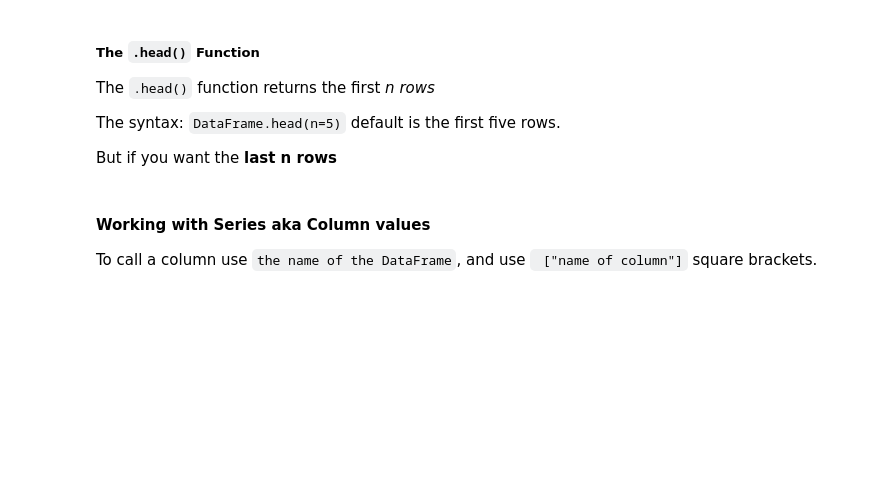
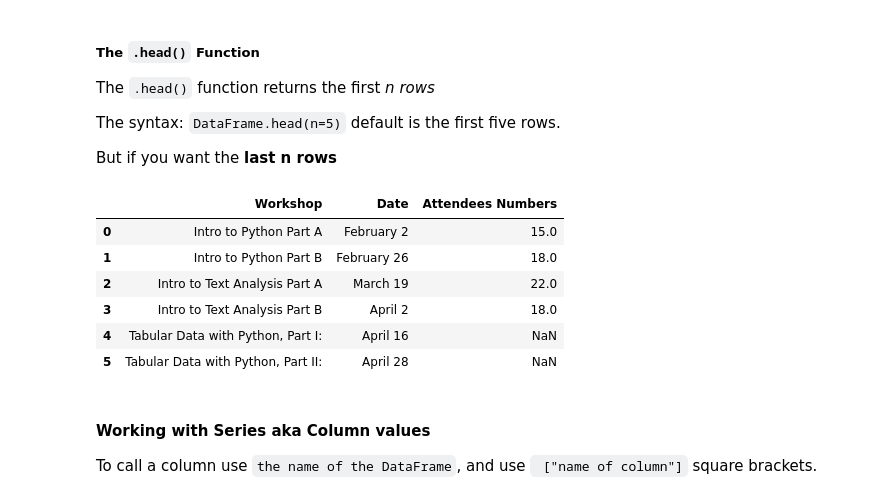
Before and after one commit to dianita956/cedish_pandas_workshop, a Jupyter notebook: pandas.ipynb, the cells around one changed output. Cells and saved outputs as stored; diff of their text form; code cells hidden in the pictures; blank space fills up the shorter version.

```diff
--- a/pandas.ipynb
+++ b/pandas.ipynb
@@ -176,7 +210,15 @@ pythonWs_df.describe()
 <p>The syntax: <code>DataFrame.head(n=5)</code> default is the first five rows.</p>
 <p>But if you want the <strong>last n rows</strong>
 # %%
-pythonWs_df.head()
+pythonWs_df.head(6)
+# %% [output]
+|  | Workshop | Date | Attendees Numbers |
+| 0 | Intro to Python Part A | February 2 | 15.0 |
+| 1 | Intro to Python Part B | February 26 | 18.0 |
+| 2 | Intro to Text Analysis Part A | March 19 | 22.0 |
+| 3 | Intro to Text Analysis Part B | April 2 | 18.0 |
+| 4 | Tabular Data with Python, Part I: | April 16 | NaN |
+| 5 | Tabular Data with Python, Part II: | April 28 | NaN |
 # %% [markdown]
 <h4> Working with Series aka Column values </h4>
 
```
Also changed, not shown: parts of 16 cells of this notebook, 3 other files.
